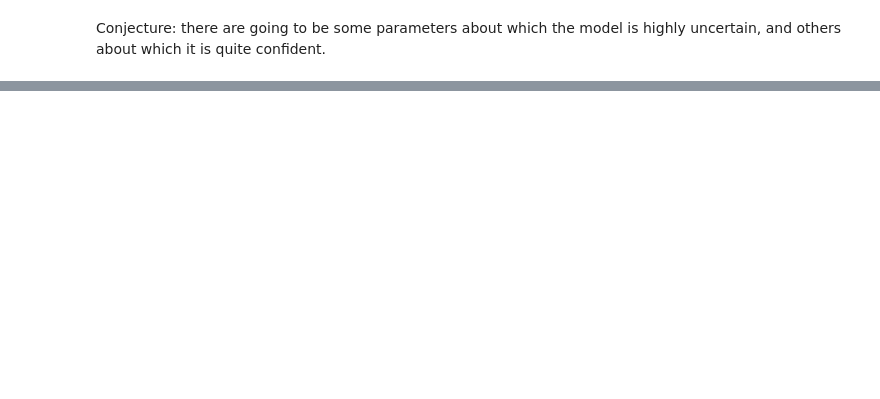
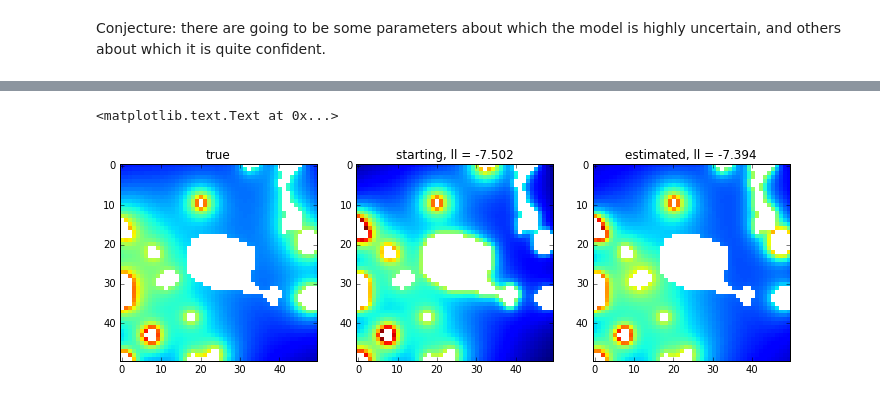
Before and after one commit to adrianalbert/city-simulator, a Jupyter notebook: Mixture Scratchwork.ipynb, the cells around one changed output, grey strips where cells are left out. Cells and saved outputs as stored; diff of their text form; code cells hidden in the pictures; blank space fills up the shorter version.

```diff
--- a/Mixture Scratchwork.ipynb
+++ b/Mixture Scratchwork.ipynb
@@ -87,0 +116,28 @@ plt.colorbar()
+# %%
+fig = plt.figure(figsize = (12, 5))
+
+d0 = np.log(m.density(alpha, gamma))
+d1 = np.log(m.density(alpha_prime, gamma_prime))
+d2 = np.log(m.density(alpha_hat, gamma_hat))
+
+lik_initial = m.log_likelihood(M1,
+                               alpha = alpha_prime,
+                               gamma = gamma_prime,
+                               normalized = True)
+
+vmax, vmin = np.nanmax((d0, d1, d2)), np.nanmin((d0, d1, d2))
+
+ax1 = fig.add_subplot(131)
+ax1.imshow(d0, interpolation = 'nearest', vmax = vmax, vmin = vmin)
+plt.title('true')
+
+ax2 = fig.add_subplot(132)
+ax2.imshow(d1, interpolation = 'nearest', vmax = vmax, vmin = vmin)
+plt.title('starting, ll = ' + str(np.round(lik_initial, 3)))
+
+ax3 = fig.add_subplot(133)
+ax3.imshow(d2, interpolation = 'nearest', vmax = vmax, vmin = vmin)
+plt.title('estimated, ll = ' + str(np.round(lik, 3)))
+# %% [output]
+<matplotlib.text.Text at 0x...>
+[figure, added]
```
Also changed, not shown: parts of 9 cells of this notebook, 1 other file.
